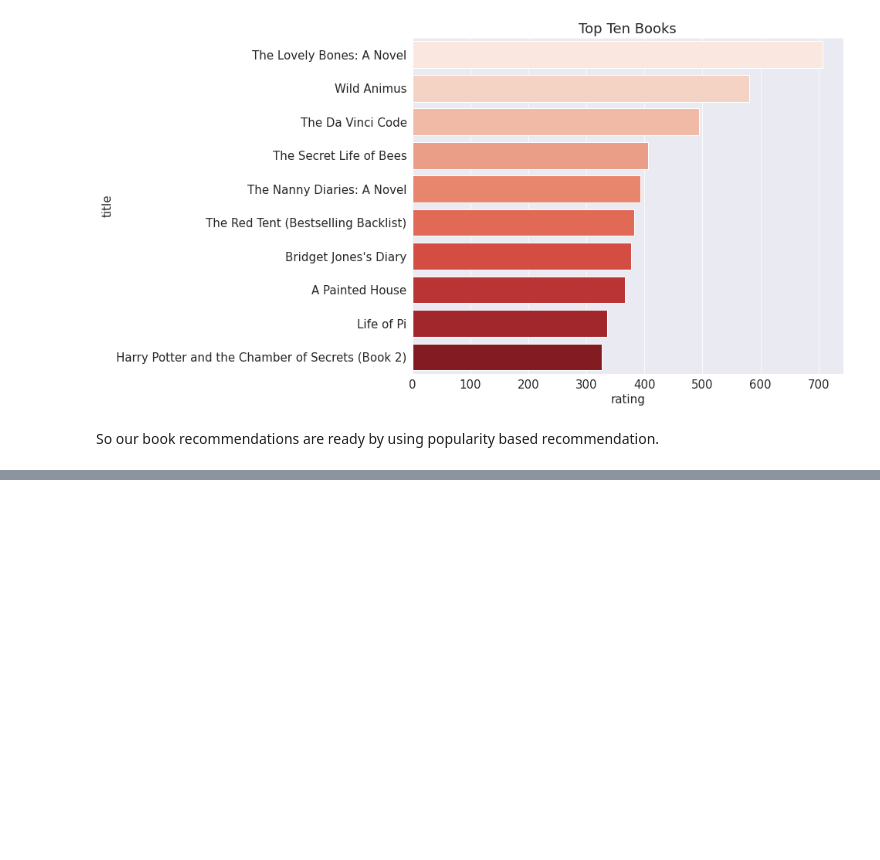
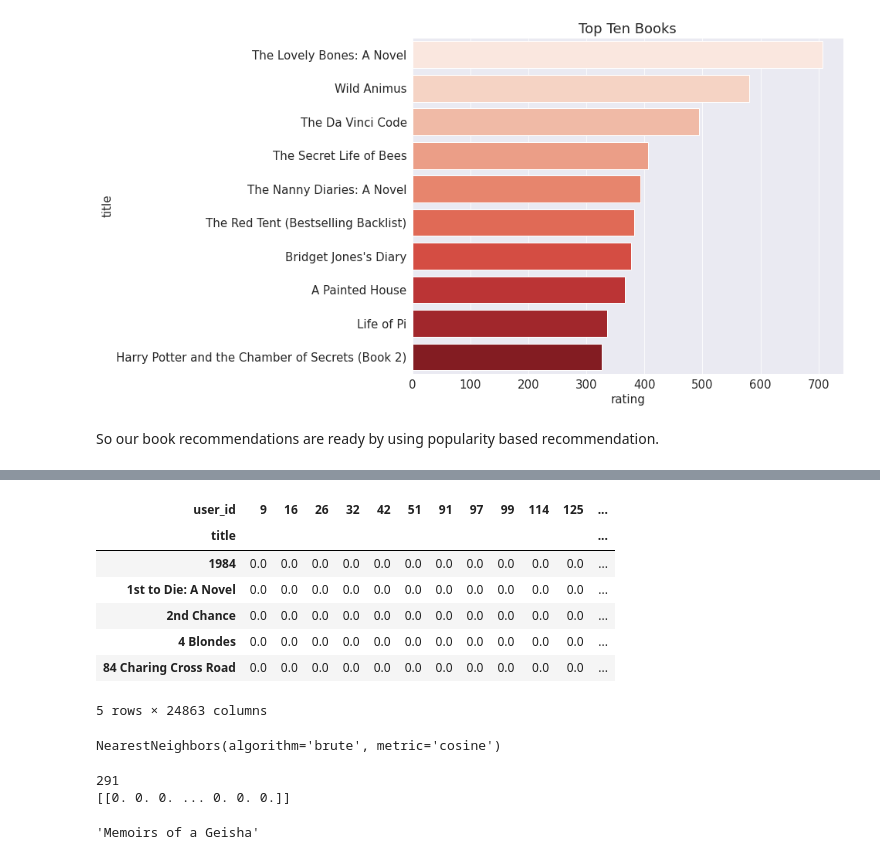
Before and after one commit to RITIK1442840127/Book-Recommendation-System, a Jupyter notebook: Book_Recommendation_System_(_Capstone_project_).ipynb, the cells around one changed output, grey strips where cells are left out. Saved outputs shown, nothing was run; the diff lists cells and outputs as text; code cells hidden in the pictures; blank space fills up the shorter version.

```diff
--- a/Book_Recommendation_System_(_Capstone_project_).ipynb
+++ b/Book_Recommendation_System_(_Capstone_project_).ipynb
@@ -774,0 +888,12 @@ So our book recommendations are ready by using popularity based recommendation.
+# %%
+#Print top 5 rows of pivot matrix
+pivot_matrix.head()
+# %% [output]
+| user_id | 9 | 16 | 26 | 32 | 42 | 51 | 91 | 97 | 99 | 114 | 125 | ... |
+| title |  |  |  |  |  |  |  |  |  |  |  | ... |
+| 1984 | 0.0 | 0.0 | 0.0 | 0.0 | 0.0 | 0.0 | 0.0 | 0.0 | 0.0 | 0.0 | 0.0 | ... |
+| 1st to Die: A Novel | 0.0 | 0.0 | 0.0 | 0.0 | 0.0 | 0.0 | 0.0 | 0.0 | 0.0 | 0.0 | 0.0 | ... |
+| 2nd Chance | 0.0 | 0.0 | 0.0 | 0.0 | 0.0 | 0.0 | 0.0 | 0.0 | 0.0 | 0.0 | 0.0 | ... |
+| 4 Blondes | 0.0 | 0.0 | 0.0 | 0.0 | 0.0 | 0.0 | 0.0 | 0.0 | 0.0 | 0.0 | 0.0 | ... |
+| 84 Charing Cross Road | 0.0 | 0.0 | 0.0 | 0.0 | 0.0 | 0.0 | 0.0 | 0.0 | 0.0 | 0.0 | 0.0 | ... |
+5 rows × 24863 columns
@@ -774,0 +907,17 @@ So our book recommendations are ready by using popularity based recommendation.
+# %%
+#Let's fit the model
+model.fit(book_sparse)
+# %% [output]
+NearestNeighbors(algorithm='brute', metric='cosine')
+# %%
+#Generating random book indices out of the book_matrix
+random_book = np.random.choice(pivot_matrix.shape[0])
+print(random_book)
+print(pivot_matrix.iloc[random_book,:].values.reshape(1,-1))
+#Apply the k neighbors to fiited model this will create clusters
+distances, indices = model.kneighbors(pivot_matrix.iloc[random_book,:].values.reshape(1, -1), n_neighbors = 6)
+pivot_matrix.index[random_book]
+# %% [output]
+291
+[[0. 0. 0. ... 0. 0. 0.]]
+'Memoirs of a Geisha'
```
Also changed, not shown: parts of 38 cells of this notebook.
